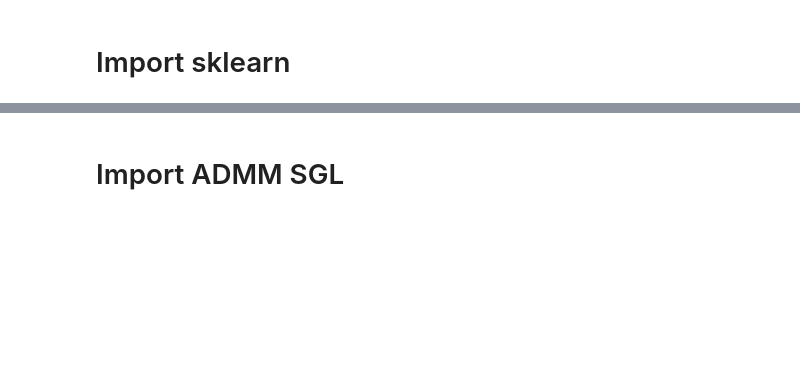
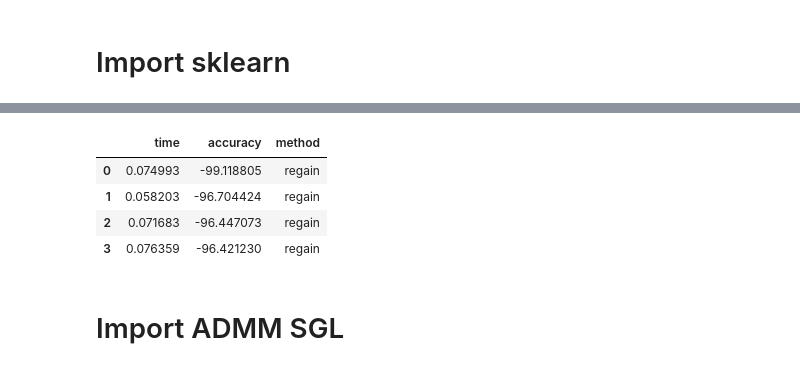
Before and after one commit to fabian-sp/GGLasso, a Jupyter notebook: gglasso/benchmarks.ipynb, the cells around one changed output, grey strips where cells are left out. Saved outputs shown, nothing was run; the diff lists cells and outputs as text; code cells hidden in the pictures; blank space fills up the shorter version.

```diff
--- a/gglasso/benchmarks.ipynb
+++ b/gglasso/benchmarks.ipynb
@@ -139,3 +85,33 @@ emp_cov.shape
+# %%
+tol_list = [1e-4, 1e-5, 1e-6, 1e-7]
+cov_list = []
+precision_list = []
+time_list = []
+for tol in tol_list:
+    start = time.time()
+    rg = GraphicalLasso(alpha=0.01, rho=1.,tol=tol, rtol=1e-7, max_iter=1000, verbose=False).fit(X)
+    end = time.time()
+    cov_list.append(rg.covariance_)
+    precision_list.append(rg.precision_)
+    time_list.append(end-start)
+# %%
+accuracy_list = []
+for i in range(0, len(precision_list)):
+    accuracy = 1 - np.linalg.norm(Z - np.array(precision_list[i]))
+    accuracy_list.append(accuracy)
+# %%
+method_list = ["regain"]*len(accuracy_list)
+# %%
+df_rg = pd.DataFrame(data={'time': time_list,
+                           'accuracy': accuracy_list,
+                           'method':method_list})
+df_rg.head()
+# %% [output]
+|  | time | accuracy | method |
+| 0 | 0.074993 | -99.118805 | regain |
+| 1 | 0.058203 | -96.704424 | regain |
+| 2 | 0.071683 | -96.447073 | regain |
+| 3 | 0.076359 | -96.421230 | regain |
 # %% [markdown]
 # Import ADMM SGL
 # %%
```
Also changed, not shown: parts of 44 cells of this notebook.
